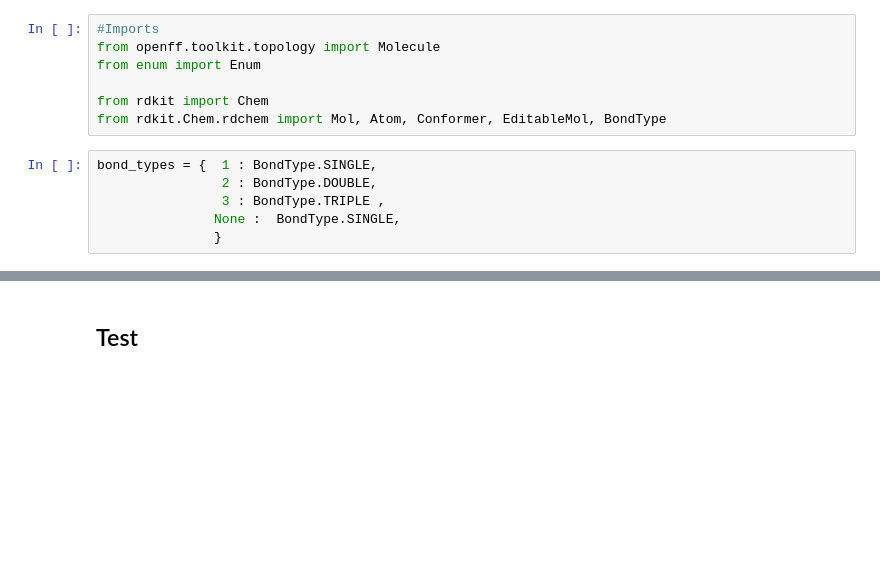
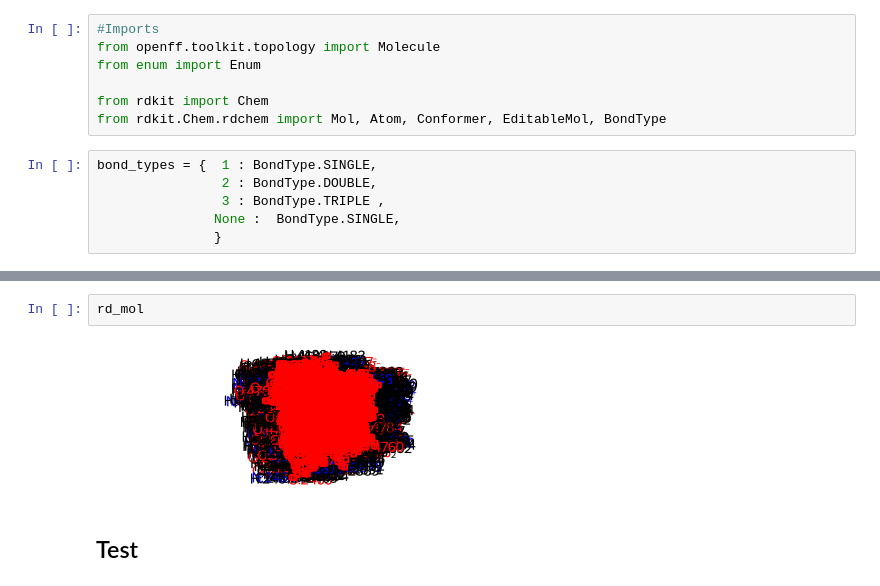
Before and after one commit to OpenFreeEnergy/gufe, a Jupyter notebook: dev/dev_protein_component.ipynb, the cells around one changed output, grey strips where cells are left out. Saved outputs shown, nothing was run; the diff lists cells and outputs as text; blank space fills up the shorter version.

```diff
--- a/dev/dev_protein_component.ipynb
+++ b/dev/dev_protein_component.ipynb
@@ -112,3 +141,7 @@ rd_mol.UpdatePropertyCache()
+# %%
+rd_mol
+# %% [output]
+[figure, added]
 # %% [markdown]
 ## Test
 # %%
```
Also changed, not shown: parts of 11 cells of this notebook, 6 other files.
